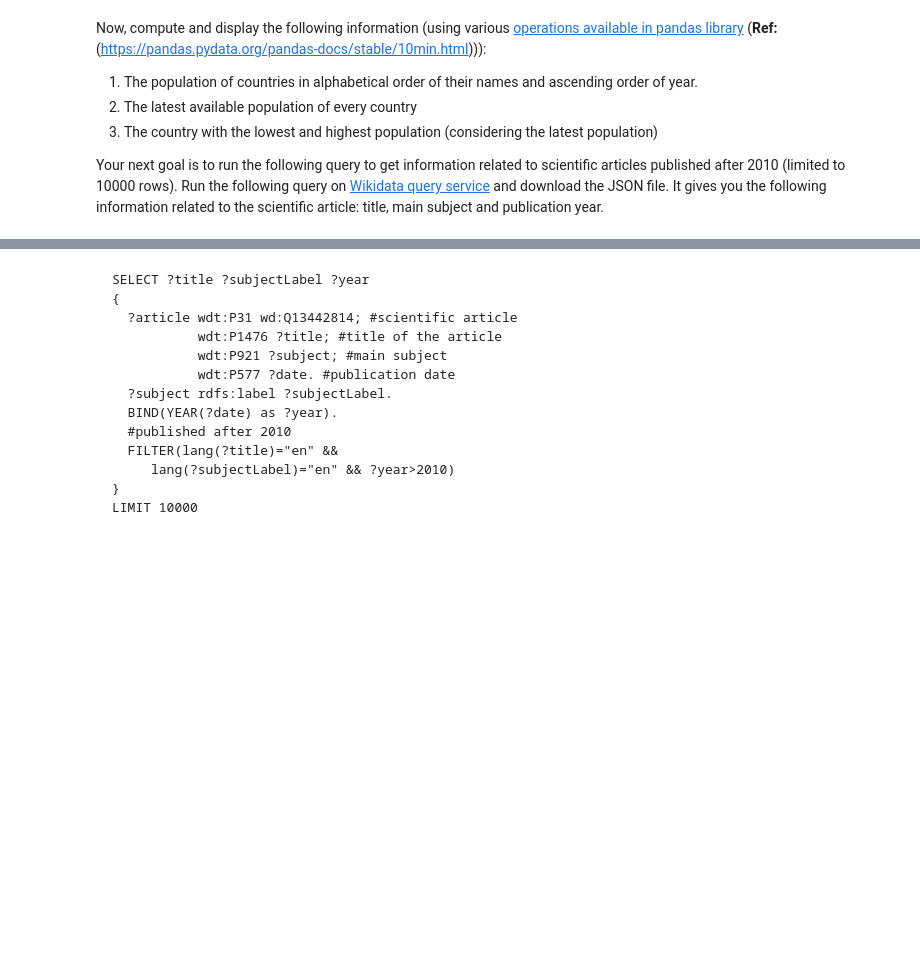
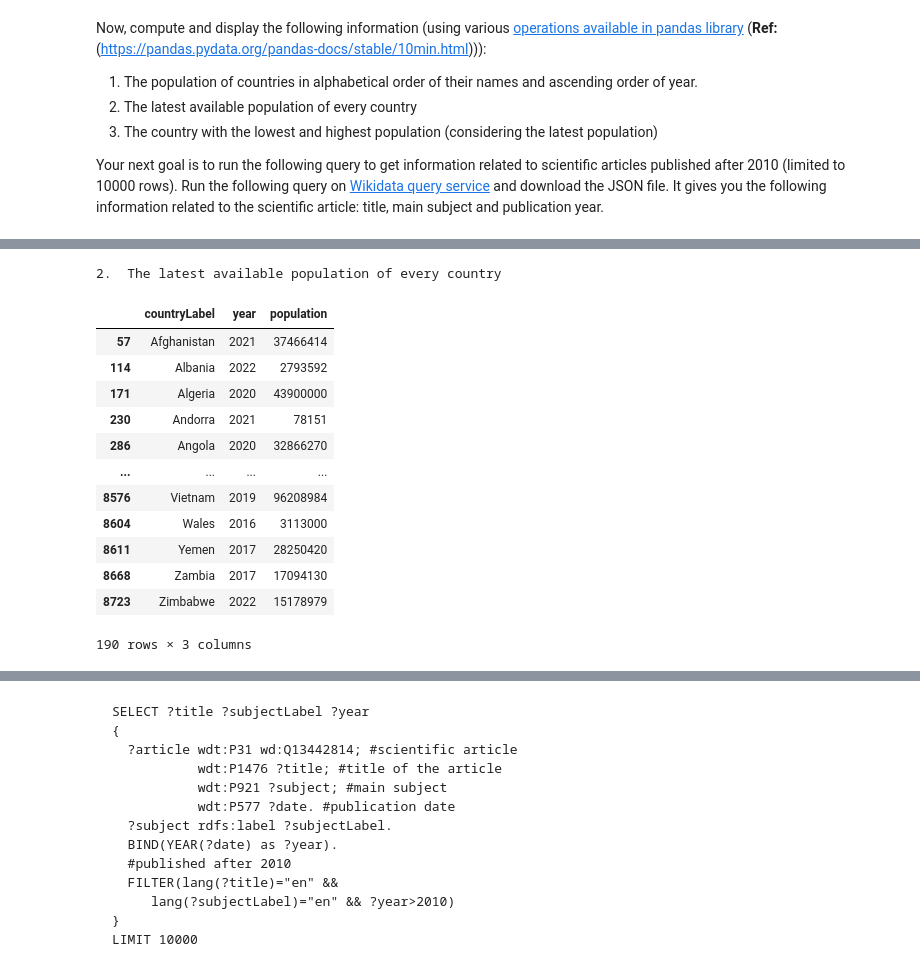
Before and after one commit to Foxlider/MachineLearning, a Jupyter notebook: en/practical1/practical1.ipynb, the cells around one changed output, grey strips where cells are left out. Saved outputs shown, nothing was run; the diff lists cells and outputs as text; code cells hidden in the pictures; blank space fills up the shorter version.

```diff
--- a/en/practical1/practical1.ipynb
+++ b/en/practical1/practical1.ipynb
@@ -394,0 +756,20 @@ article: title, main subject and publication year.
+# %%
+print("2.  The latest available population of every country")
+grouped = dataframe.groupby(["countryLabel"]).tail(1)
+
+grouped
+# %% [output]
+2.  The latest available population of every country
+|  | countryLabel | year | population |
+| 57 | Afghanistan | 2021 | 37466414 |
+| 114 | Albania | 2022 | 2793592 |
+| 171 | Algeria | 2020 | 43900000 |
+| 230 | Andorra | 2021 | 78151 |
+| 286 | Angola | 2020 | 32866270 |
+| ... | ... | ... | ... |
+| 8576 | Vietnam | 2019 | 96208984 |
+| 8604 | Wales | 2016 | 3113000 |
+| 8611 | Yemen | 2017 | 28250420 |
+| 8668 | Zambia | 2017 | 17094130 |
+| 8723 | Zimbabwe | 2022 | 15178979 |
+190 rows × 3 columns
```
Also changed, not shown: parts of 38 cells of this notebook, 1 other file.
